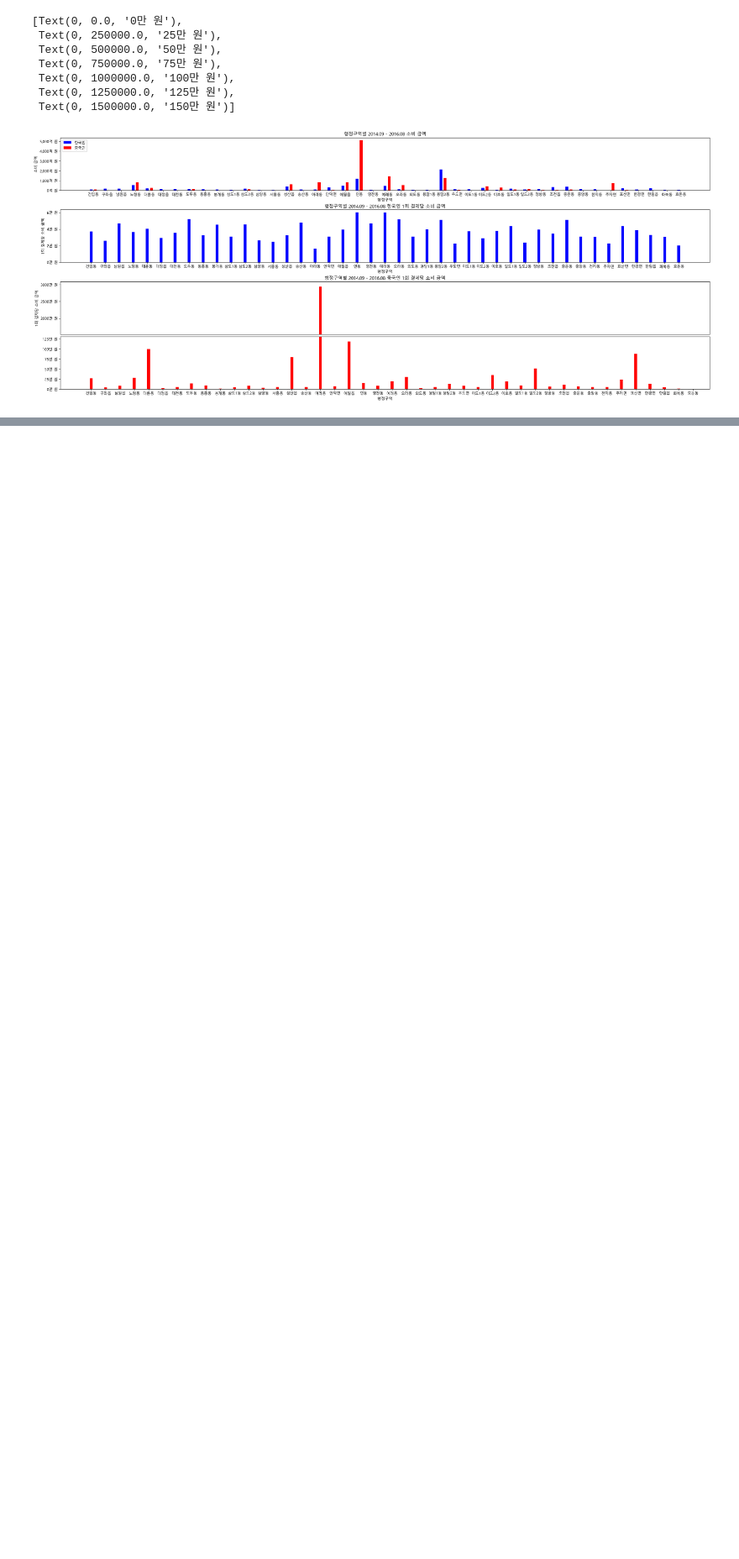
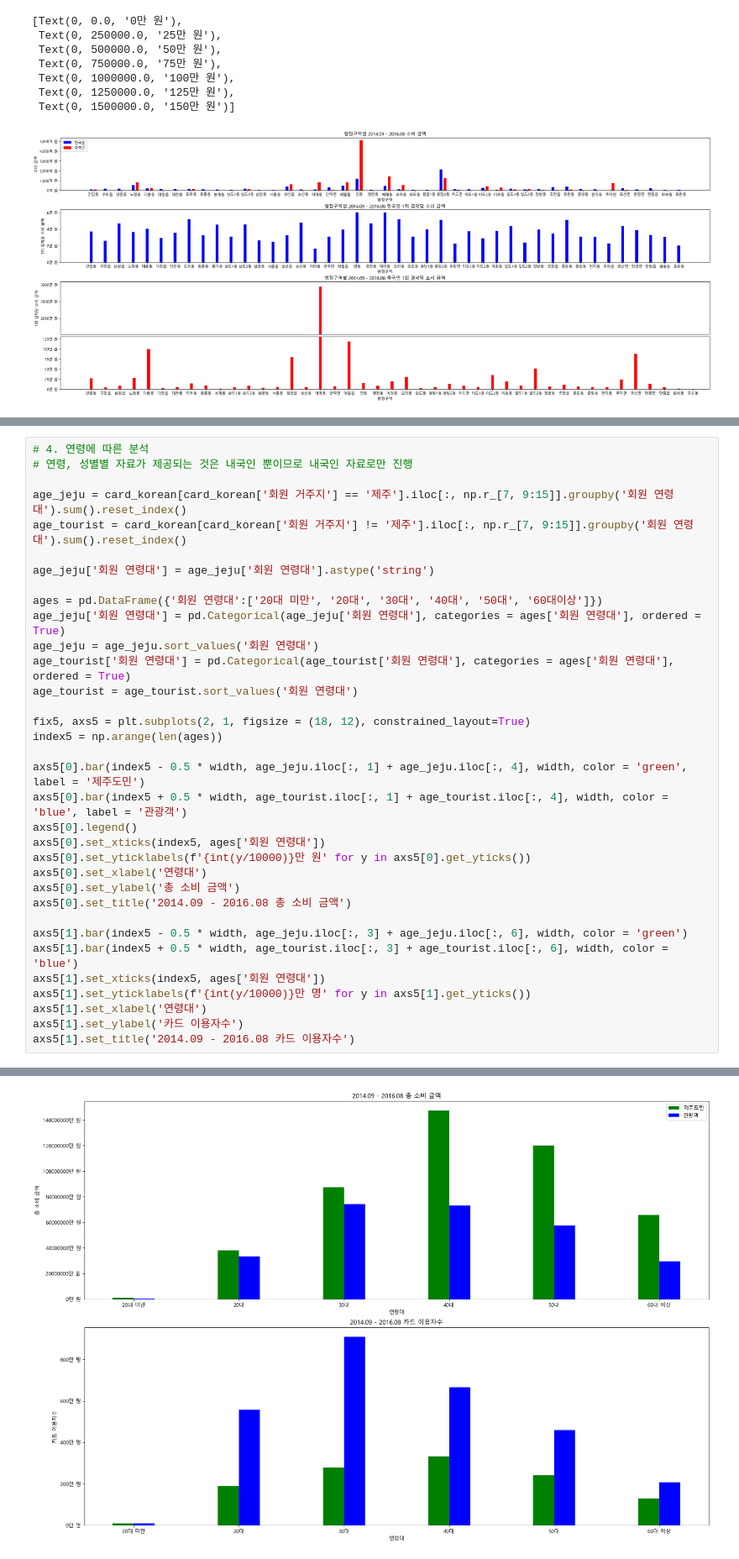
Before and after one commit to imbesky/jeju_spend, a Jupyter notebook: analysis.ipynb, the cells around one changed output, grey strips where cells are left out. Shown at 84% size. Drawn from its saved outputs; the diff is of its cells as text; blank space fills up the shorter version.

Commit message:
analysis #5 age group

```diff
--- a/analysis.ipynb
+++ b/analysis.ipynb
@@ -364,0 +367,35 @@ axs4[3].set_yticklabels(f'{int(y/10000)}만 원' for y in axs4[3].get_yticks())
+# %%
+# 4. 연령에 따른 분석
+# 연령, 성별별 자료가 제공되는 것은 내국인 뿐이므로 내국인 자료로만 진행
+
+age_jeju = card_korean[card_korean['회원 거주지'] == '제주'].iloc[:, np.r_[7, 9:15]].groupby('회원 연령대').sum().reset_index()
+age_tourist = card_korean[card_korean['회원 거주지'] != '제주'].iloc[:, np.r_[7, 9:15]].groupby('회원 연령대').sum().reset_index()
+
+age_jeju['회원 연령대'] = age_jeju['회원 연령대'].astype('string')
+
+ages = pd.DataFrame({'회원 연령대':['20대 미만', '20대', '30대', '40대', '50대', '60대이상']})
+age_jeju['회원 연령대'] = pd.Categorical(age_jeju['회원 연령대'], categories = ages['회원 연령대'], ordered = True)
+age_jeju = age_jeju.sort_values('회원 연령대')
+age_tourist['회원 연령대'] = pd.Categorical(age_tourist['회원 연령대'], categories = ages['회원 연령대'], ordered = True)
+age_tourist = age_tourist.sort_values('회원 연령대')
+
+fix5, axs5 = plt.subplots(2, 1, figsize = (18, 12), constrained_layout=True)
+index5 = np.arange(len(ages))
+
+axs5[0].bar(index5 - 0.5 * width, age_jeju.iloc[:, 1] + age_jeju.iloc[:, 4], width, color = 'green', label = '제주도민')
+axs5[0].bar(index5 + 0.5 * width, age_tourist.iloc[:, 1] + age_tourist.iloc[:, 4], width, color = 'blue', label = '관광객')
+axs5[0].legend()
+axs5[0].set_xticks(index5, ages['회원 연령대'])
+axs5[0].set_yticklabels(f'{int(y/10000)}만 원' for y in axs5[0].get_yticks())
+axs5[0].set_xlabel('연령대')
+axs5[0].set_ylabel('총 소비 금액')
+axs5[0].set_title('2014.09 - 2016.08 총 소비 금액')
+
+axs5[1].bar(index5 - 0.5 * width, age_jeju.iloc[:, 3] + age_jeju.iloc[:, 6], width, color = 'green')
+axs5[1].bar(index5 + 0.5 * width, age_tourist.iloc[:, 3] + age_tourist.iloc[:, 6], width, color = 'blue')
+axs5[1].set_xticks(index5, ages['회원 연령대'])
+axs5[1].set_yticklabels(f'{int(y/10000)}만 명' for y in axs5[1].get_yticks())
+axs5[1].set_xlabel('연령대')
+axs5[1].set_ylabel('카드 이용자수')
+axs5[1].set_title('2014.09 - 2016.08 카드 이용자수')
+# %% [output]
@@ -364,0 +403 @@ axs4[3].set_yticklabels(f'{int(y/10000)}만 원' for y in axs4[3].get_yticks())
+[figure, added]
```
Also changed, not shown: parts of 3 cells of this notebook.
